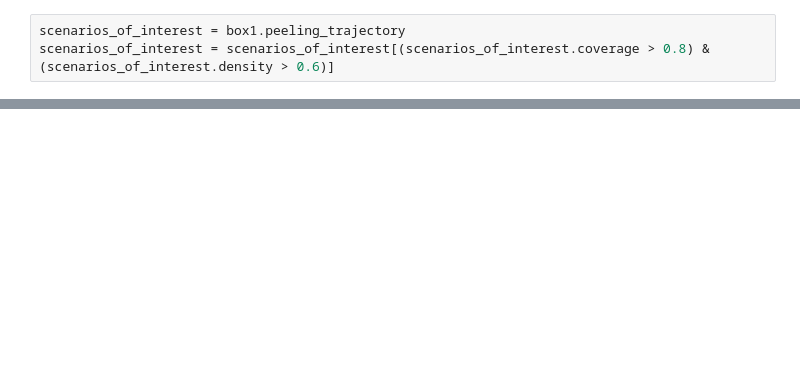
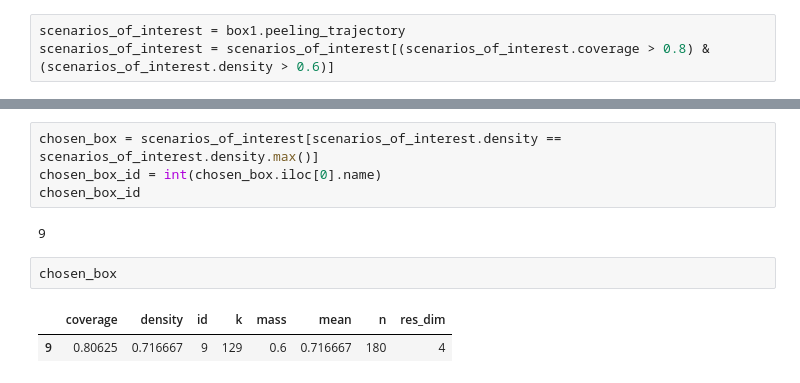
Before and after one commit to leonarddevijfde/MBD-repository, a Jupyter notebook: PRIM.ipynb, the cells around one changed output, grey strips where cells are left out. Cells and saved outputs as stored; diff of their text form; blank space fills up the shorter version.

```diff
--- a/PRIM.ipynb
+++ b/PRIM.ipynb
@@ -54,0 +53,11 @@ scenarios_of_interest
+# %%
+chosen_box = scenarios_of_interest[scenarios_of_interest.density == scenarios_of_interest.density.max()]
+chosen_box_id = int(chosen_box.iloc[0].name)
+chosen_box_id
+# %% [output]
+9
+# %%
+chosen_box
+# %% [output]
+|  | coverage | density | id | k | mass | mean | n | res_dim |
+| 9 | 0.80625 | 0.716667 | 9 | 129 | 0.6 | 0.716667 | 180 | 4 |
```
Also changed, not shown: parts of 4 cells of this notebook.
